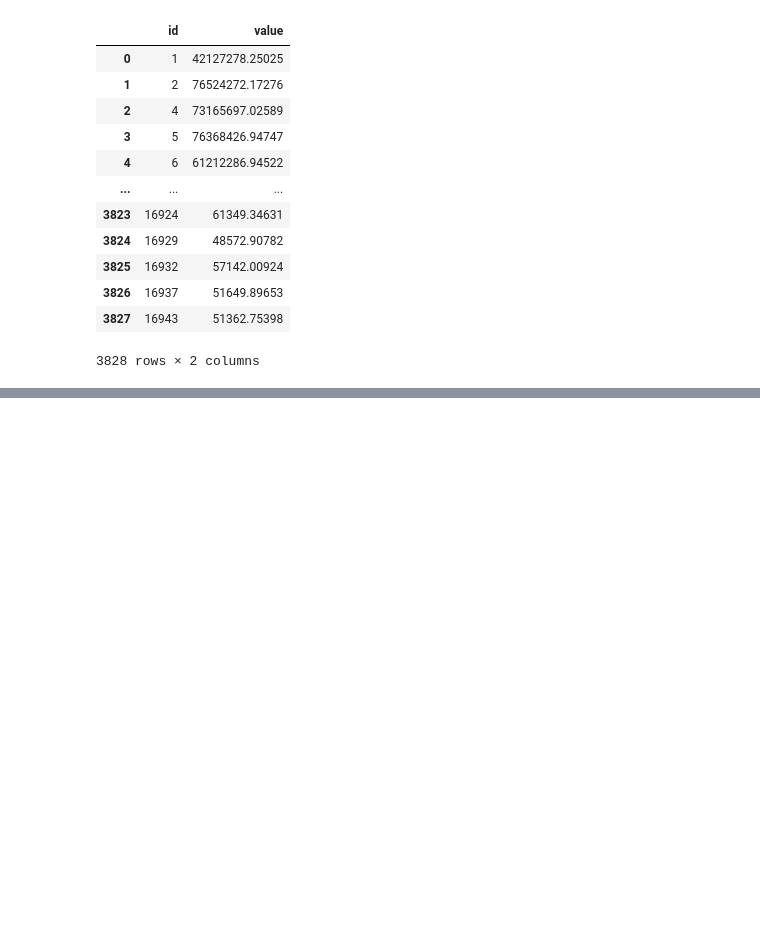
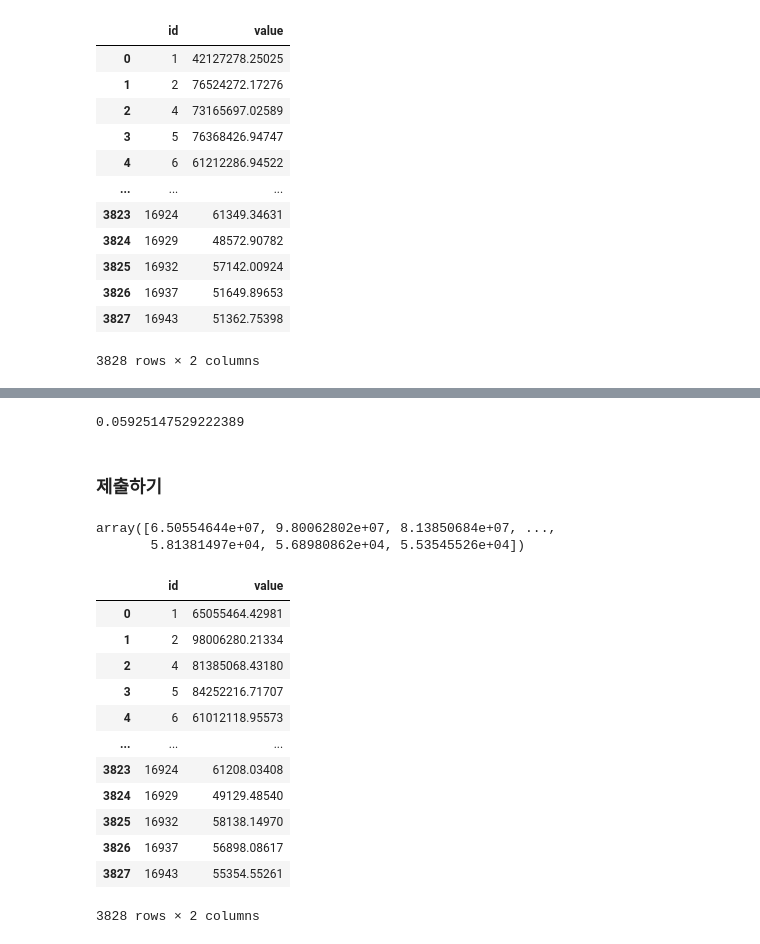
Before and after one commit to JiYoungGoGo/AI_School, a Jupyter notebook: ML/FIFA_.ipynb, the cells around one changed output, grey strips where cells are left out. Cells and saved outputs as stored; diff of their text form; code cells hidden in the pictures; blank space fills up the shorter version.

```diff
--- a/ML/FIFA_.ipynb
+++ b/ML/FIFA_.ipynb
@@ -86,7 +86,7 @@ stat_skill_moves       5
 value                198
 dtype: int64
 # %%
-test = pd.read_csv("Data/FIFA/FIFA_test.csv", index_col="id")
+test = pd.read_csv("../data/FIFA/FIFA_test.csv", index_col="id")
 test
 # %% [output]
 |  | name | age | continent | contract_until | position | prefer_foot | reputation | stat_overall | ... |
@@ -451,6 +451,6 @@ array([5.13170243e+07, 7.81133216e+07, 6.60044093e+07, ...,
        5.76486473e+04, 4.60343474e+04, 5.10094846e+04])
 # %%
-submit = pd.read_csv("data/FIFA/submission.csv")
+submit = pd.read_csv("../data/FIFA/submission.csv")
 submit
 # %% [output]
 |  | id | value |
@@ -1150,0 +1153,4 @@ pd.read_csv("Data/FIFA/submit_1220799.39317.csv")
+# %%
+from catboost import CatBoostRegressor
+
+cb = CatBoostRegressor(random_state = 42, silent = True, depth=5)
@@ -1150,0 +1163,31 @@ pd.read_csv("Data/FIFA/submit_1220799.39317.csv")
+# %%
+rmse = np.square(y_train - y_valid_pred).mean() ** 0.5
+rmse
+# %% [output]
+0.05925147529222389
+# %% [markdown]
+### 제출하기
+# %%
+cb.fit(X_train, y_train)
+y_predict = cb.predict(X_test)
+np.exp(y_predict)
+# %% [output]
+array([6.50554644e+07, 9.80062802e+07, 8.13850684e+07, ...,
+       5.81381497e+04, 5.68980862e+04, 5.53545526e+04])
+# %%
+submit["value"] = np.exp(y_predict)
+submit
+# %% [output]
+|  | id | value |
+| 0 | 1 | 65055464.42981 |
+| 1 | 2 | 98006280.21334 |
+| 2 | 4 | 81385068.43180 |
+| 3 | 5 | 84252216.71707 |
+| 4 | 6 | 61012118.95573 |
+| ... | ... | ... |
+| 3823 | 16924 | 61208.03408 |
+| 3824 | 16929 | 49129.48540 |
+| 3825 | 16932 | 58138.14970 |
+| 3826 | 16937 | 56898.08617 |
+| 3827 | 16943 | 55354.55261 |
+3828 rows × 2 columns
```
Also changed, not shown: parts of 27 cells of this notebook, 3 other files.
